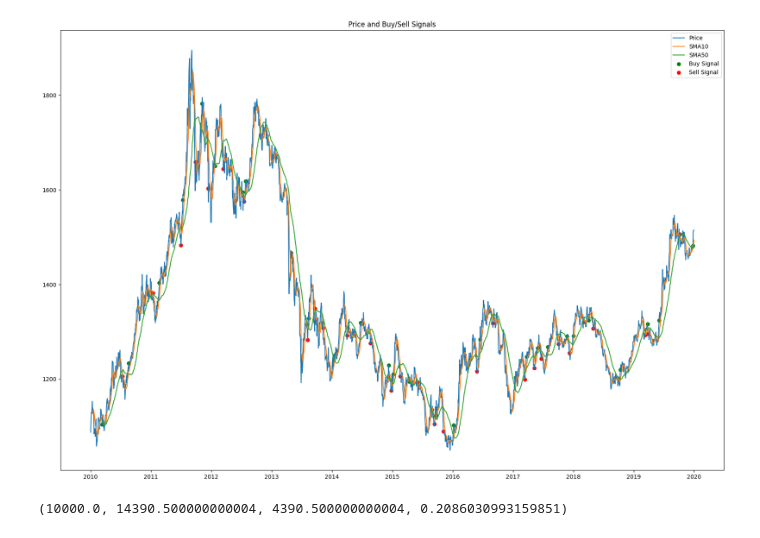
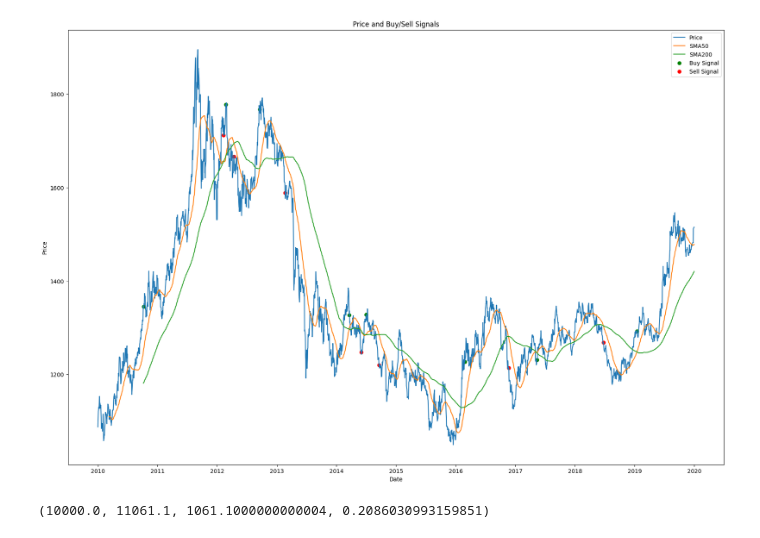
Before and after one commit to XiaoYunhan/Gold-CTA-Strategy, a Jupyter notebook: Strategy.ipynb, the cells around one changed output. Drawn from its saved outputs; the diff is of its cells as text; code cells hidden in the pictures.

```diff
--- a/Strategy.ipynb
+++ b/Strategy.ipynb
@@ -5,8 +5,9 @@ import talib
 import matplotlib.pyplot as plt
 
 class Portfolio:
-    def __init__(self, assets, cash):
-        self.cash = cash
+    def __init__(self, assets, margin):
+        self.margin = margin
+        self.cash = margin
         self.ticker = assets
         self.assetPosition = {}
         self.tradeHistory = []
@@ -20,7 +21,7 @@ class Portfolio:
             self.assetPosition[asset] += amount
             self.tradeHistory.append(('BUY', asset, price, amount))
         else:
-            print("Not enough capital to buy.")
+            print("Not enough margin to buy.")
 
     def sell(self, asset, price, amount):
         if amount <= self.assetPosition[asset]:
@@ -28,7 +29,7 @@ class Portfolio:
             self.assetPosition[asset] -= amount
             self.tradeHistory.append(('SELL', asset, price, amount))
         else:
-            print("Not enough position to sell.")
+            print("Not enough margin to sell.")
 
     def get_value(self, market_price):
         value = self.cash
@@ -37,73 +38,69 @@ class Portfolio:
         return value
 # %%
 class Backtest:
-    def __init__(self, start_date, end_date, initial_cash):
+    def __init__(self, start_date, end_date, initial_cash, input_path):
         self.start_date = pd.to_datetime(start_date)
         self.end_date = pd.to_datetime(end_date)
         self.portfolio = Portfolio(['GOLD'], initial_cash)
-        self.data = pd.read_csv('./data/gold/Prices_USD.csv')
+        self.data = pd.read_csv(input_path)
         self.data['Date'] = pd.to_datetime(self.data['Date'])
         self.data = self.data[(self.data['Date'] >= self.start_date) & (self.data['Date'] <= self.end_date)]
         self.initial_cash = initial_cash
 
     def generate_signals(self):
-        # Convert to double
-        self.data['USD'] = self.data['USD'].str.replace(',', '').astype('double')
+        self.data['Price'] = self.data['Price'].str.replace(',', '').astype('double')
         # Calculate moving averages
-        self.data['SMA10'] = talib.SMA(self.data['USD'].values, timeperiod=10)
-        self.data['SMA50'] = talib.SMA(self.data['USD'].values, timeperiod=50)
+        self.data['SMA50'] = talib.SMA(self.data['Price'].values, timeperiod=50)
+        self.data['SMA200'] = talib.SMA(self.data['Price'].values, timeperiod=200)
         # Create a signal when the short moving average crosses the long moving average
         self.data['Signal'] = 0
-        self.data.loc[self.data['SMA10'] > self.data['SMA50'], 'Signal'] = 1
+        self.data.loc[self.data['SMA50'] > self.data['SMA200'], 'Signal'] = 1
         self.data['Position'] = self.data['Signal'].diff()
 
     def execute_trades(self):
-        initial_value = self.portfolio.get_value({'GOLD': self.data.iloc[0]['USD']})
+        initial_value = self.portfolio.get_value({'GOLD': self.data.iloc[0]['Price']})
         for index, row in self.data.iterrows():
             date = row['Date']
-            price = row['USD']
+            price = row['Price']
             if row['Position'] == 1:
                 # Buy signal
                 if self.portfolio.cash >= price:  # Simple condition to check if we have enough cash for at least one unit
                     self.portfolio.buy('GOLD', price, self.portfolio.cash // price)
                 else:
                     # Ignore the buy signal if we don't have enough cash
                     continue
             elif row['Position'] == -1:
                 # Sell signal
                 if self.portfolio.assetPosition['GOLD'] > 0:
                     self.portfolio.sell('GOLD', price, self.portfolio.assetPosition['GOLD'])
-        final_value = self.portfolio.get_value({'GOLD': self.data.iloc[-1]['USD']})
+        final_value = self.portfolio.get_value({'GOLD': self.data.iloc[-1]['Price']})
         return initial_value, final_value
 
     def calculate_performance(self, initial_value, final_value):
         pnl = final_value - initial_value
-        returns = np.diff(np.log(np.array(self.data['USD'].dropna())))
+        returns = np.diff(np.log(np.array(self.data['Price'].dropna())))
         sharpe_ratio = np.mean(returns) / np.std(returns) * np.sqrt(252)  # Annualized Sharpe Ratio
         return pnl, sharpe_ratio
 
     def plot_results(self):
         fig, ax1 = plt.subplots(figsize=(21, 14))
-
-        # Plot the price and buy/sell signals
-        ax1.plot(self.data['Date'], self.data['USD'], label='Price')
-        ax1.plot(self.data['Date'], self.data['SMA10'], label='SMA10')
+        ax1.plot(self.data['Date'], self.data['Price'], label='Price')
         ax1.plot(self.data['Date'], self.data['SMA50'], label='SMA50')
-        ax1.scatter(self.data.loc[self.data['Position'] == 1, 'Date'], self.data.loc[self.data['Position'] == 1, 'USD'], color='g', label='Buy Signal')
-        ax1.scatter(self.data.loc[self.data['Position'] == -1, 'Date'], self.data.loc[self.data['Position'] == -1, 'USD'], color='r', label='Sell Signal')
+        ax1.plot(self.data['Date'], self.data['SMA200'], label='SMA200')
+        ax1.scatter(self.data.loc[self.data['Position'] == 1, 'Date'], self.data.loc[self.data['Position'] == 1, 'Price'], color='g', label='Buy Signal')
+        ax1.scatter(self.data.loc[self.data['Position'] == -1, 'Date'], self.data.loc[self.data['Position'] == -1, 'Price'], color='r', label='Sell Signal')
         ax1.legend()
         ax1.set_title('Price and Buy/Sell Signals')
-
-        # plt.tight_layout()
+        ax1.set_xlabel('Date')
+        ax1.set_ylabel('Price')
         plt.show()
 
-# Example usage
-backtest = Backtest('2010-01-01', '2020-01-01', 10000)
+backtest = Backtest('2010-01-01', '2020-01-01', 10000, './data/gold/Prices_USD.csv')
 backtest.generate_signals()
 backtest.plot_results()
 initial_value, final_value = backtest.execute_trades()
 pnl, sharpe_ratio = backtest.calculate_performance(initial_value, final_value)
 initial_value, final_value, pnl, sharpe_ratio
 # %% [output]
-[figure, old version]
+[figure, new version]
-(10000.0, 14390.500000000004, 4390.500000000004, 0.2086030993159851)
+(10000.0, 11061.1, 1061.1000000000004, 0.2086030993159851)
```
Also changed, not shown: parts of 3 cells of this notebook, 1 other file.
